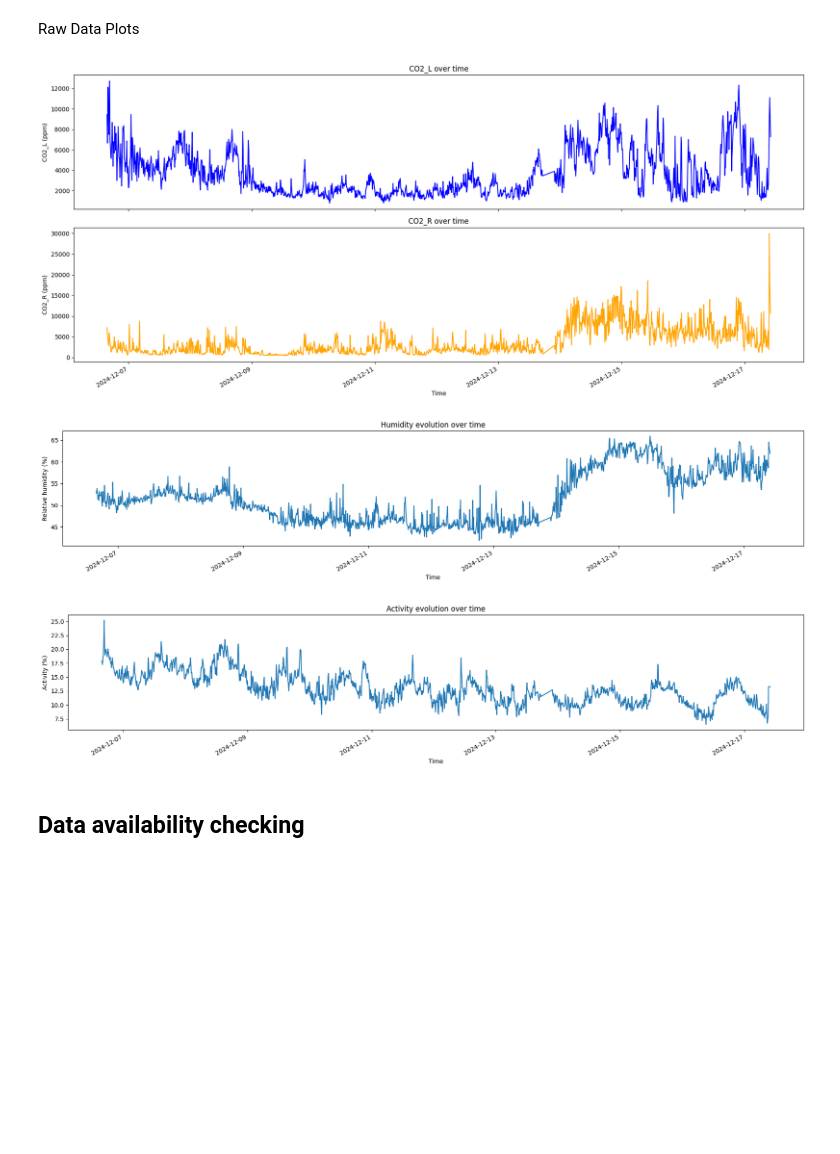
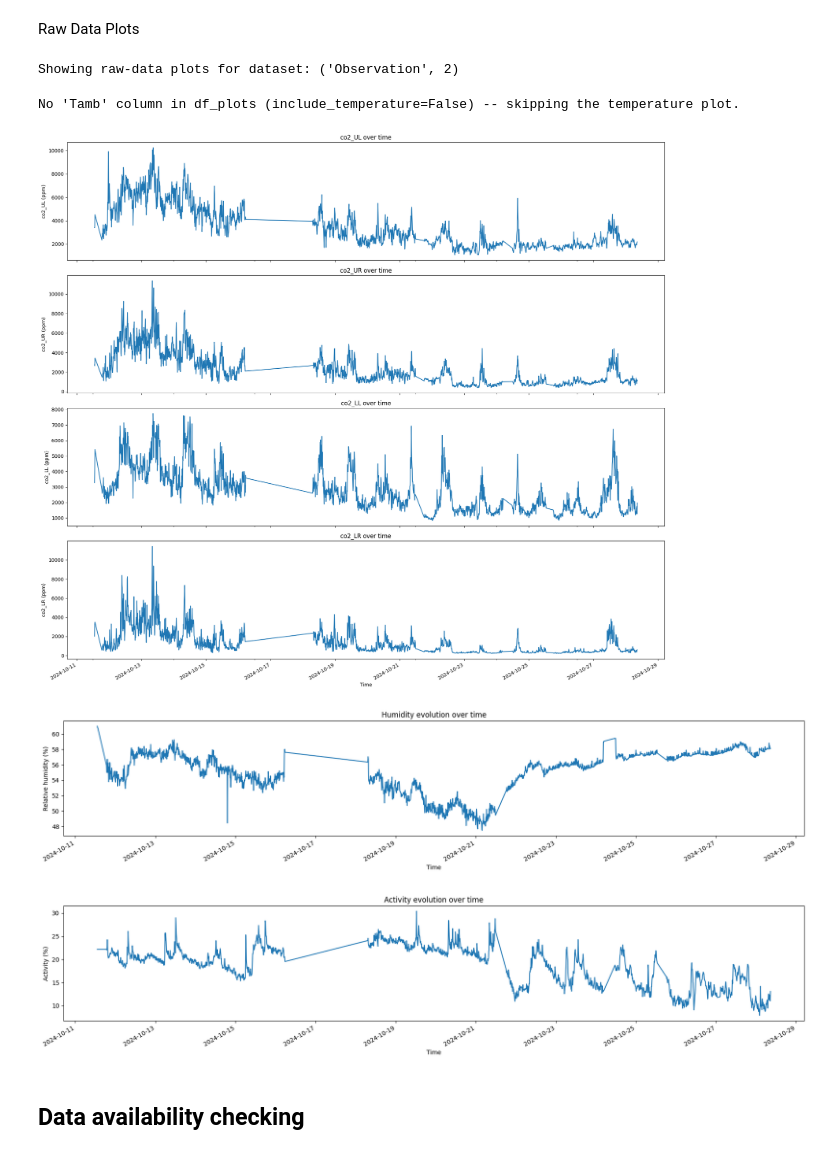
Before and after one commit to epfl-mobots/Ethogram-Generation, a Jupyter notebook: Ethogram_Generation_Metabolism.ipynb, the cells around one changed output. Saved outputs shown, nothing was run; the diff lists cells and outputs as text; code cells hidden in the pictures; blank space fills up the shorter version.

Commit message:
adapted several notebooks to generate and be compatible with wholeHive UMAPs

```diff
--- a/Ethogram_Generation_Metabolism.ipynb
+++ b/Ethogram_Generation_Metabolism.ipynb
@@ -44,8 +44,10 @@ distributed.diskutils - INFO - Found stale lock file and directory '/Users/cyril
 ## Configuration
 # %%
 resolution = 600 # in seconds --> 10 minutes
+whole_hive = True # Combine both ihls per hive (True) or keep them separate (False).
+include_temperature = False # Whether to download/keep ambient temperature ('Tamb') at all.
 WideNormalisation = True # Whether to normalise all data across datasets (True) or normalise each dataset independently (False)
-projectPath = r"/Users/cyrilmonette/Desktop/EPFL 2018-2026/PhD - Mobots/PdS/(25b) Ethograms/Ethogram-Generation/Results/LargeBlindVisualActivityNew/"
+projectPath = r"/Users/cyrilmonette/Desktop/EPFL 2018-2026/PhD - Mobots/PdS/(25b) Ethograms/Ethogram-Generation/Results/LargeBlindVisualActivityWholeHive/"
 save_files = True
 force_reload = False # Whether to force reloading of the data or use the intermediate .pkl files if they exist
 exps_list_imgs_loaded = ['SharpDay', 'SharpNight', 'SoftDay', 'SoftNight', 'Constant']
@@ -244,63 +348,72 @@ Dropped 83 rows with NaN values for dataset ('SoftNight', 1, 'upper'). Rows with
 # %% [markdown]
 Raw Data Plots
 # %%
-df_plots = exps_dfs_dropna['SharpDay', 1, 'upper'].copy()
+# Pick a dataset to showcase below: prefer Observation hive2 if present, else the first one.
+_preferred_key = ('Observation', 2) if whole_hive else ('Observation', 2, 'upper')
+_plot_key = _preferred_key if _preferred_key in exps_dfs_dropna else next(iter(exps_dfs_dropna))
+df_plots = exps_dfs_dropna[_plot_key].copy()
+print(f"Showing raw-data plots for dataset: {_plot_key}")
+# %% [output]
+Showing raw-data plots for dataset: ('Observation', 2)
 # %%
 # --- Columns ---
-temp_cols = [f"t{str(i).zfill(2)}" for i in range(64)]  # t00..t63
-co2_col = ["co2_L", "co2_R"]
+co2_col = ["co2_UL", "co2_UR", "co2_LL", "co2_LR"] if whole_hive else ["co2_L", "co2_R"]
 humid_col = "rel_humid"
 
 # =========================
-# 1) Boxplots for temperature sensors (t00..t63)
+# 1) Ambient temperature over time (separate figure)
 # =========================
-if temp_cols[0] in df_plots.columns:
-    print("Temperature columns found. Proceeding with boxplot.")
-    ax = df_plots[temp_cols].boxplot(figsize=(18, 5), rot=90,showfliers=False)
-    ax.set_xlabel("Temperature sensor")
-    ax.set_ylabel("Temperature (°C)")
-    ax.set_title("Temperature sensors distribution (t00–t63)")
+if "Tamb" in df_plots.columns:
+    ax = df_plots["Tamb"].plot(figsize=(18, 4))
+    ax.set_xlabel("Time")
+    ax.set_ylabel("Ambient temperature (°C)")
+    ax.set_title("Ambient temperature evolution over time")
     plt.tight_layout()
     plt.show()
+else:
+    print("No 'Tamb' column in df_plots (include_temperature=False) -- skipping the temperature plot.")
 
 # =========================
 # 2) CO2 over time (separate figure)
 # =========================
-# Make a two-row plot for CO2_L and CO2_R, sharig the same x-axis
-fig, axs = plt.subplots(nrows=2, ncols=1, figsize=(18, 8), sharex=True)
-df_plots[co2_col[0]].plot(ax=axs[0], color='blue', title='CO2_L over time')
-axs[0].set_ylabel("CO2_L (ppm)")
-df_plots[co2_col[1]].plot(ax=axs[1], color='orange', title='CO2_R over time')
-axs[1].set_xlabel("Time")
-axs[1].set_ylabel("CO2_R (ppm)")
+# One row per CO2 sensor, sharing the same x-axis
+fig, axs = plt.subplots(nrows=len(co2_col), ncols=1, figsize=(18, 4 * len(co2_col)), sharex=True)
+if len(co2_col) == 1:
+    axs = [axs]
+for ax, col in zip(axs, co2_col):
+    df_plots[col].plot(ax=ax, title=f'{col} over time')
+    ax.set_ylabel(f"{col} (ppm)")
+axs[-1].set_xlabel("Time")
 plt.tight_layout()
 plt.show()
 
 # =========================
 # 3) Humidity over time (separate figure)
 # =========================
 ax = df_plots[humid_col].plot(figsize=(18, 4))
 ax.set_xlabel("Time")
 ax.set_ylabel("Relative humidity (%)")
 ax.set_title("Humidity evolution over time")
 plt.tight_layout()
 plt.show()
 
 
 # =========================
 # 4) Activity over time (separate figure)
 # =========================
-activity_plot = df_plots.loc[:, 'activity']*100
-ax = activity_plot.plot(figsize=(18, 4))
-ax.set_xlabel("Time")
-ax.set_ylabel("Activity (%)")
-ax.set_title("Activity evolution over time")
-plt.tight_layout()
-plt.show()
+if "activity" in df_plots.columns:
+    activity_plot = df_plots.loc[:, 'activity']*100
+    ax = activity_plot.plot(figsize=(18, 4))
+    ax.set_xlabel("Time")
+    ax.set_ylabel("Activity (%)")
+    ax.set_title("Activity evolution over time")
+    plt.tight_layout()
+    plt.show()
 # %% [output]
+No 'Tamb' column in df_plots (include_temperature=False) -- skipping the temperature plot.
-[figure, old version]
+[figure, new version]
-[figure, old version]
+[figure, new version]
-[figure, old version]
+[figure, new version]
 # %% [markdown]
 ## Data availability checking
 # %%
```
Also changed, not shown: parts of 31 cells of this notebook, 3 other files.
